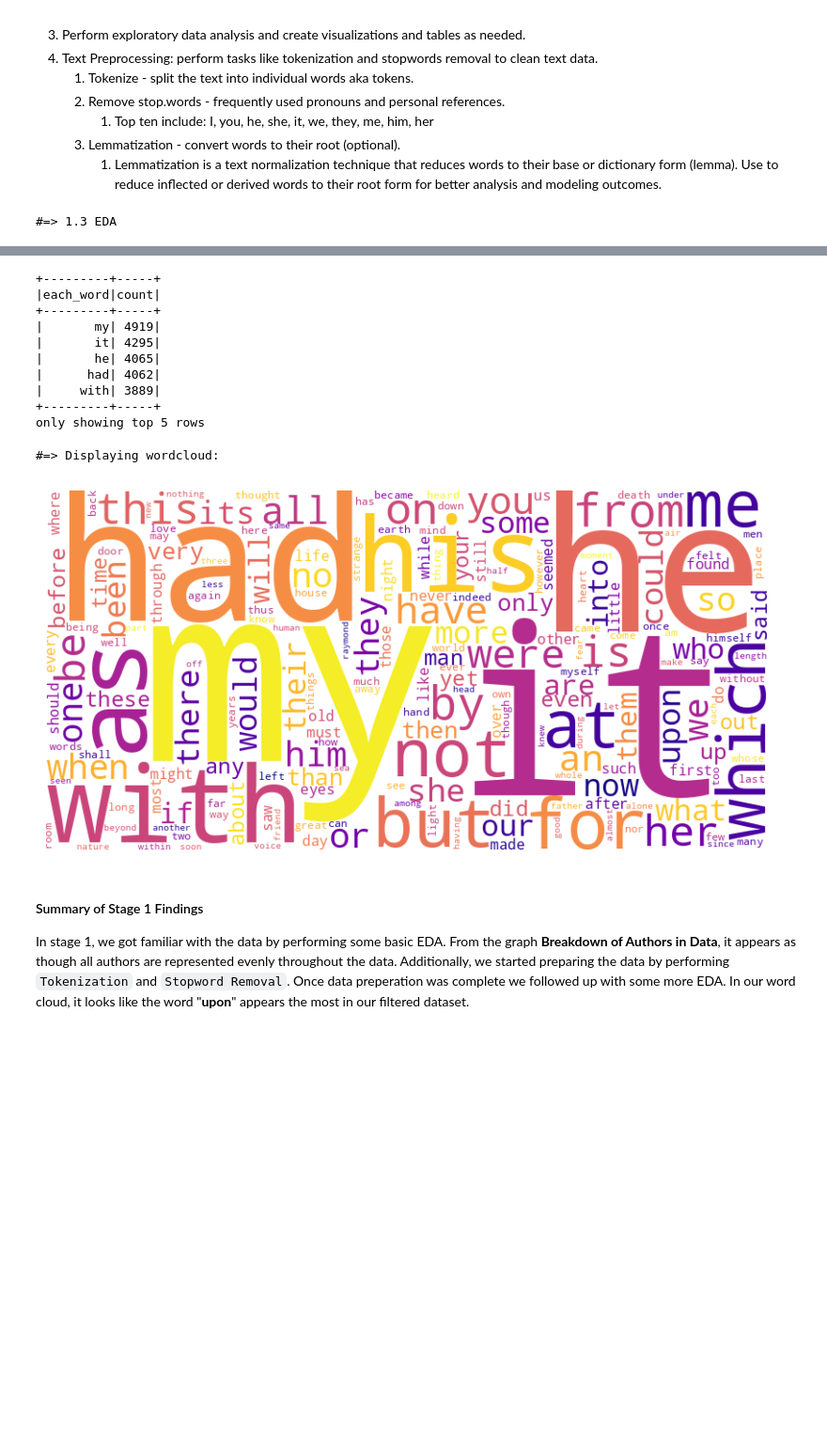
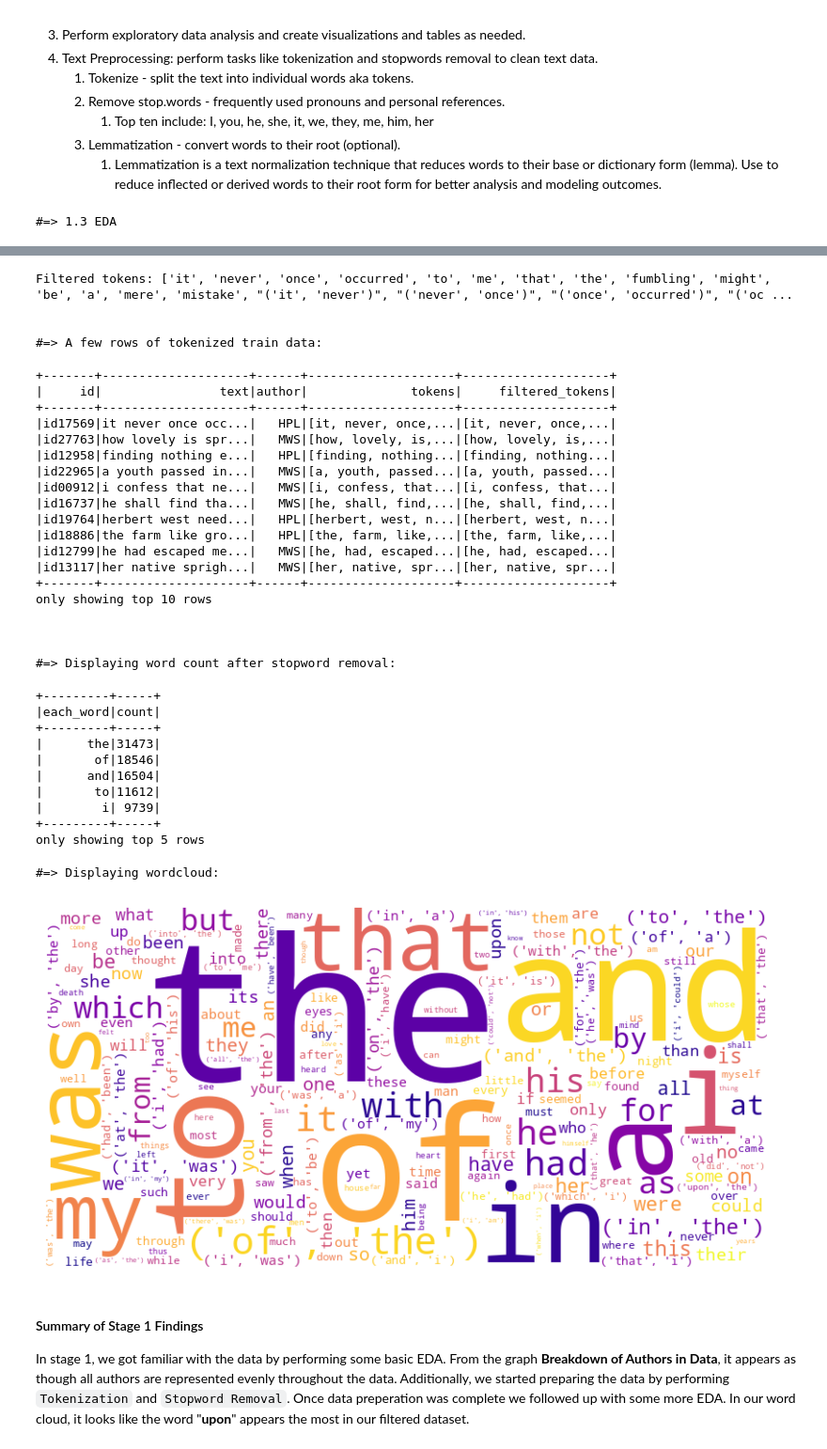
Before and after one commit to evandergraaf/M5.12-Spooky-Spark-Team-6, a Jupyter notebook: spookyspark.ipynb, the cells around one changed output, grey strips where cells are left out. Shown at 94% size. Drawn from its saved outputs; the diff is of its cells as text; code cells hidden in the pictures; blank space fills up the shorter version.

Commit message:
Achieve 85.14% accuracy by adding bigrams to tokens

```diff
--- a/spookyspark.ipynb
+++ b/spookyspark.ipynb
@@ -230,12 +230,40 @@ print("\n")
 print('#=> Displaying word count before stopword removal:')
 word_count.orderBy(col("count").desc()).show(5)
 
+# TODO: Add bigrams to tokens
+from nltk import ngrams
+from pyspark.sql.types import StringType, ArrayType
+
+def add_bigrams(tokens):
+    # TODO: return tokens + below
+    return tokens + [str(bigram) for bigram in ngrams(tokens, 2)]
+    # return ["foobar"] #arr
+# TODO: good! Can use this for ngrams, probably, maybe other stuff too
+# Convert function to UDF
+bigramUDF = udf(add_bigrams, ArrayType(StringType()))
+
+print("UDF results:")
+# df_train_tokenized.select(col("text"), \
+#     bigramUDF(col("tokens")).alias("tokens_and_bigrams") ) \
+#    .show(5, truncate=True)
+df_train_bigrams = df_train_tokenized.withColumn("tokens", bigramUDF(col("tokens")))
+df_train_bigrams.show(5)
+
+# df_train_ngrams = df_train_tokenized.withColumn("tokens", df_train_tokenized["tokens"])
+# df_train_ngrams.show(5)
+
 # Create and show the list of stopwords
-num_stopwords = 9
+num_stopwords = 0
 stopwords_alt = [data[0] for data in word_count.orderBy(col("count").desc()).select('each_word').collect()]
 print(len(stopwords_alt))
 stopwords_alt = stopwords_alt[0:num_stopwords]
 print(stopwords_alt)
+
+# TEST: custom stopwords
+# ['the', 'of', 'and', 'to', 'i', 'a', 'in', 'was', 'that']
+# stopwords_alt += ["he", "my", "it", "had"]
+# stopwords_alt.remove("but")
+# stopwords_alt.append("which")
 
 # (1.4.B) Step 2: Stopword removal
 # List of stopwords compiled from the Gigaword corpus by Dr. George Wilson of Georgetown University: https://faculty.georgetown.edu/wilsong/IR/WD3.html
@@ -244,7 +272,7 @@ with open('stopwords.csv', newline='') as csvfile:
     next(stopword_reader, None)  # Skip header
     stopwords = [row[2] for row in stopword_reader]
 stopwords_remover = StopWordsRemover(inputCol="tokens", outputCol="filtered_tokens", stopWords=stopwords_alt)
-df_train_no_stopwords = stopwords_remover.transform(df_train_tokenized)
+df_train_no_stopwords = stopwords_remover.transform(df_train_bigrams)
 print('\n#=> 1.4.B Stopword removal')
 print(f"Filtered tokens: {df_train_no_stopwords.head().filtered_tokens}")
 
@@ -336,15 +358,38 @@ Filtered tokens: ['it', 'never', 'once', 'occurred', 'me', 'fumbling', 'might',
-+---------+-----+
-|each_word|count|
-+---------+-----+
-|       my| 4919|
-|       it| 4295|
-|       he| 4065|
-|      had| 4062|
-|     with| 3889|
-+---------+-----+
-only showing top 5 rows
+Filtered tokens: ['it', 'never', 'once', 'occurred', 'to', 'me', 'that', 'the', 'fumbling', 'might', 'be', 'a', 'mere', 'mistake', "('it', 'never')", "('never', 'once')", "('once', 'occurred')", "('oc ...
+
+
+#=> A few rows of tokenized train data:
-#=> Displaying wordcloud:
++-------+--------------------+------+--------------------+--------------------+
+|     id|                text|author|              tokens|     filtered_tokens|
++-------+--------------------+------+--------------------+--------------------+
+|id17569|it never once occ...|   HPL|[it, never, once,...|[it, never, once,...|
+|id27763|how lovely is spr...|   MWS|[how, lovely, is,...|[how, lovely, is,...|
+|id12958|finding nothing e...|   HPL|[finding, nothing...|[finding, nothing...|
+|id22965|a youth passed in...|   MWS|[a, youth, passed...|[a, youth, passed...|
+|id00912|i confess that ne...|   MWS|[i, confess, that...|[i, confess, that...|
+|id16737|he shall find tha...|   MWS|[he, shall, find,...|[he, shall, find,...|
+|id19764|herbert west need...|   HPL|[herbert, west, n...|[herbert, west, n...|
+|id18886|the farm like gro...|   HPL|[the, farm, like,...|[the, farm, like,...|
+|id12799|he had escaped me...|   MWS|[he, had, escaped...|[he, had, escaped...|
+|id13117|her native sprigh...|   MWS|[her, native, spr...|[her, native, spr...|
++-------+--------------------+------+--------------------+--------------------+
+only showing top 10 rows
+
+
+
+#=> Displaying word count after stopword removal:
++---------+-----+
+|each_word|count|
++---------+-----+
+|      the|31473|
+|       of|18546|
+|      and|16504|
+|       to|11612|
+|        i| 9739|
++---------+-----+
+only showing top 5 rows
+#=> Displaying wordcloud:
-[figure, old version]
+[figure, new version]
 # %% [markdown]
 #### Summary of Stage 1 Findings
 
```
Also changed, not shown: parts of 6 cells of this notebook.
